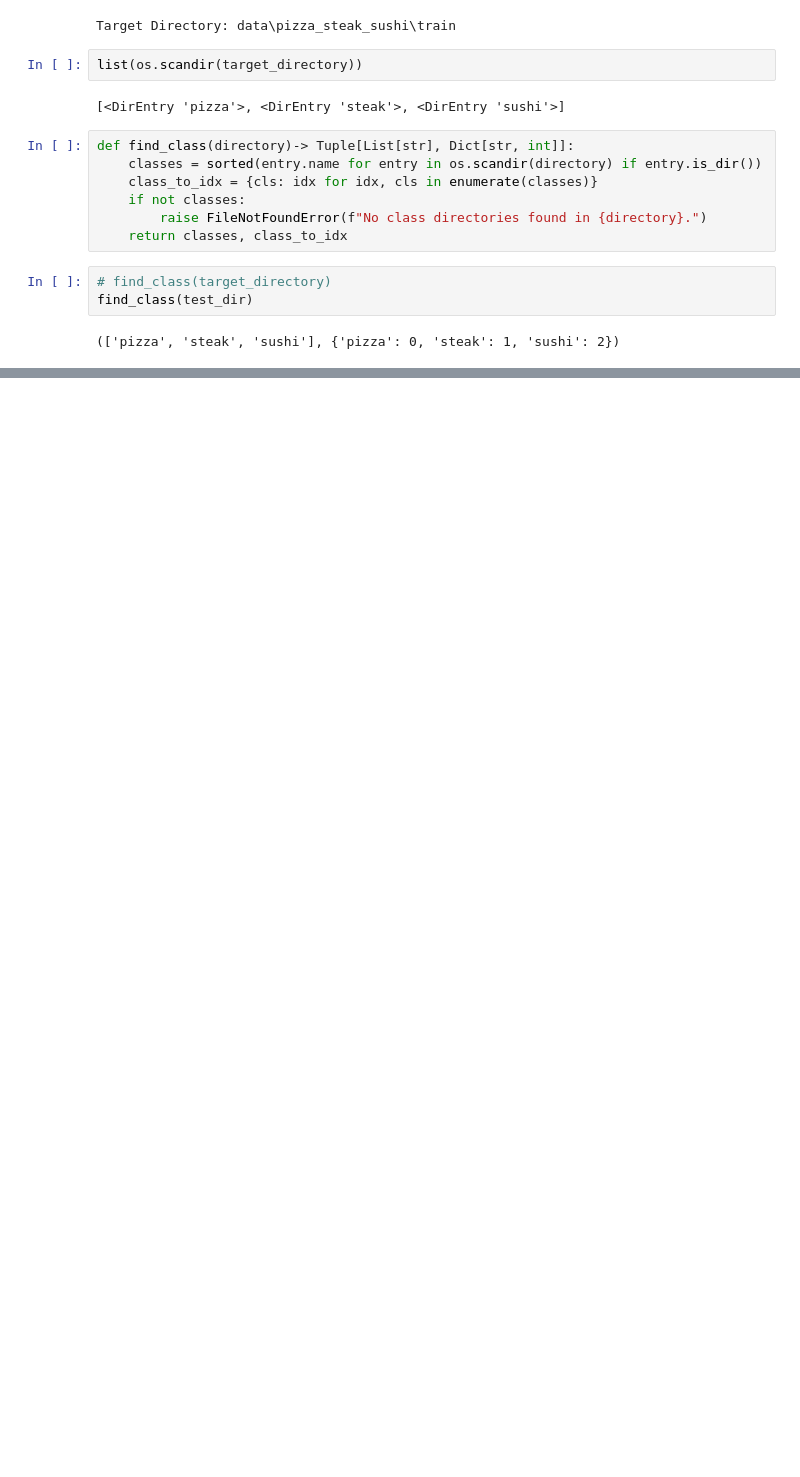
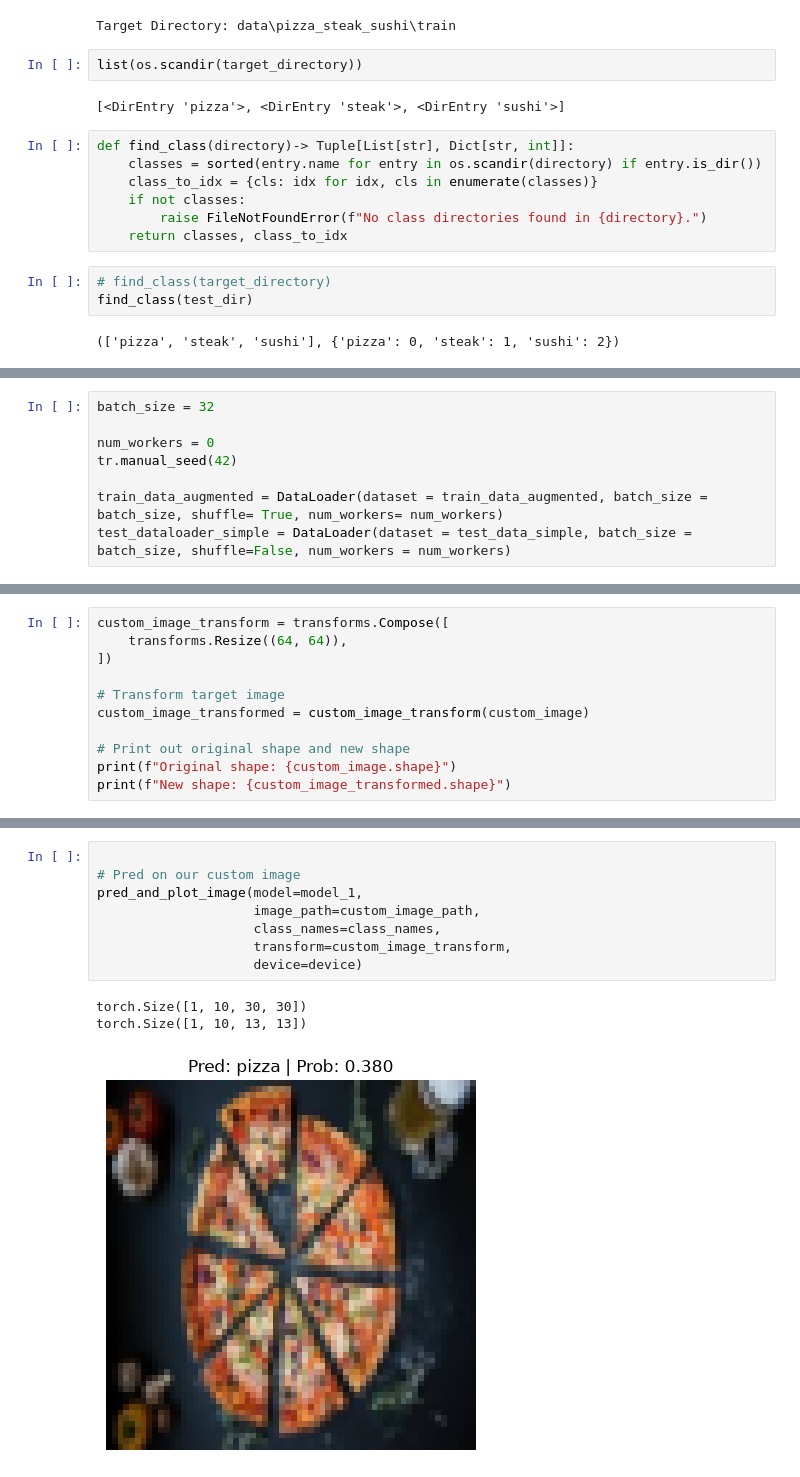
Before and after one commit to Mr-Green07/Custom_ResNet, a Jupyter notebook: Custom Dataset/First_custom.ipynb, the cells around one changed output, grey strips where cells are left out. Drawn from its saved outputs; the diff is of its cells as text; blank space fills up the shorter version.

```diff
--- a/Custom Dataset/First_custom.ipynb
+++ b/Custom Dataset/First_custom.ipynb
@@ -252,0 +666,8 @@ find_class(test_dir)
+# %%
+batch_size = 32
+
+num_workers = 0
+tr.manual_seed(42)
+
+train_data_augmented = DataLoader(dataset = train_data_augmented, batch_size = batch_size, shuffle= True, num_workers= num_workers)
+test_dataloader_simple = DataLoader(dataset = test_data_simple, batch_size = batch_size, shuffle=False, num_workers = num_workers)
@@ -252,0 +933,11 @@ find_class(test_dir)
+# %%
+custom_image_transform = transforms.Compose([
+    transforms.Resize((64, 64)),
+])
+
+# Transform target image
+custom_image_transformed = custom_image_transform(custom_image)
+
+# Print out original shape and new shape
+print(f"Original shape: {custom_image.shape}")
+print(f"New shape: {custom_image_transformed.shape}")
@@ -252,0 +1036,12 @@ find_class(test_dir)
+# %%
+
+# Pred on our custom image
+pred_and_plot_image(model=model_1,
+                    image_path=custom_image_path,
+                    class_names=class_names,
+                    transform=custom_image_transform,
+                    device=device)
+# %% [output]
+torch.Size([1, 10, 30, 30])
+torch.Size([1, 10, 13, 13])
+[figure, added]
```
Also changed, not shown: parts of 51 cells of this notebook, 1 other file.
